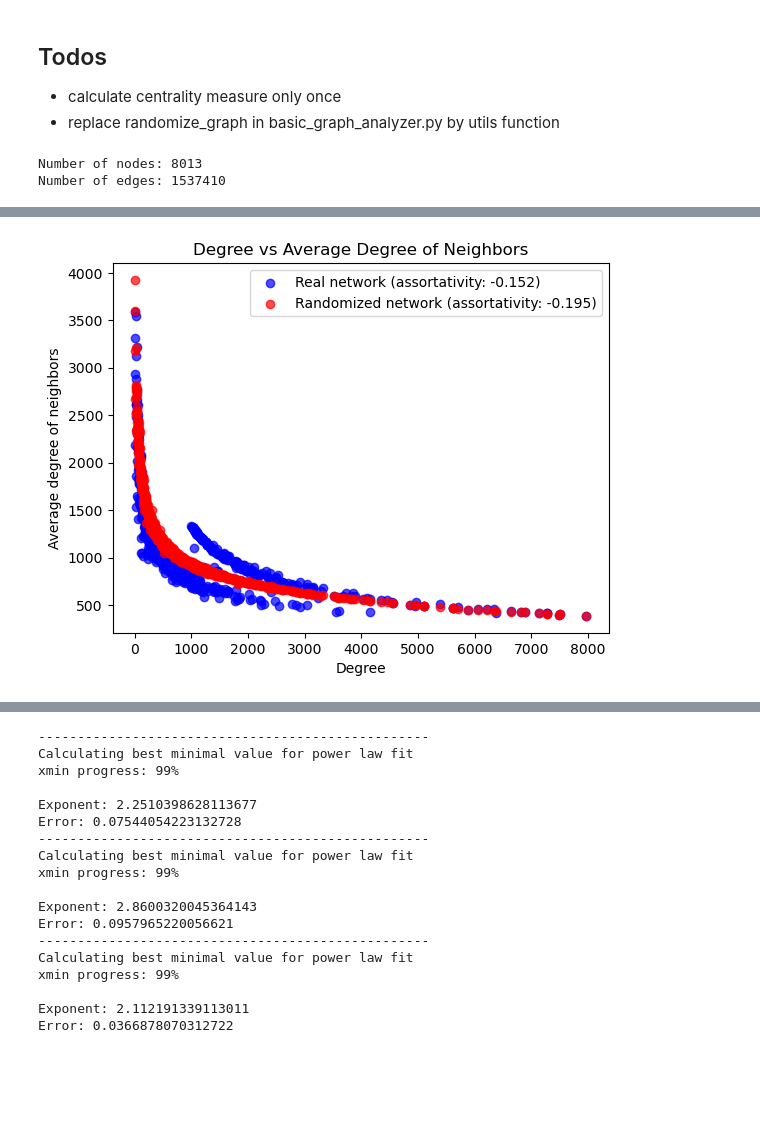
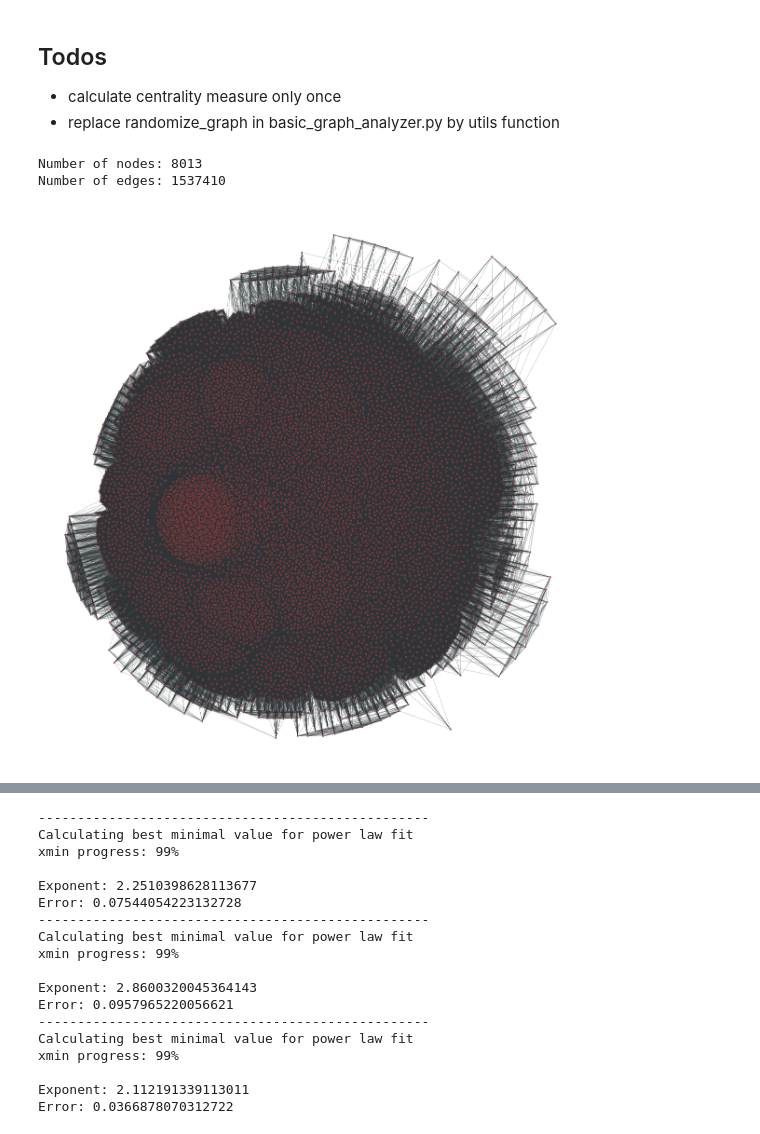
Before and after one commit to dariokueffer/Project-Network-Science-HS24, a Jupyter notebook: analysis.ipynb, the cells around one changed output, grey strips where cells are left out. Drawn from its saved outputs; the diff is of its cells as text; code cells hidden in the pictures; blank space fills up the shorter version.

```diff
--- a/analysis.ipynb
+++ b/analysis.ipynb
@@ -8,16 +5,0 @@ from src.analysis.graph_analyzer import GraphAnalyzer
-# %%
-from graph_tool.all import load_graph
-
-file_path = 'outputs/graphs/Amiga_CD32_games.gt'
-# file_path = 'data/processed/graph_jazz_collab.gml'
-
-G = load_graph(file_path)
-
-num_nodes = G.num_vertices()
-num_edges = G.num_edges()
-
-print(f"Number of nodes: {num_nodes}")
-print(f"Number of edges: {num_edges}")
-# %% [output]
-Number of nodes: 8013
-Number of edges: 1537410
@@ -30,0 +14,23 @@ basic_graph_analyzer = BasicGraphAnalyzer(G)
+# %%
+from graph_tool.all import load_graph
+
+file_path = 'outputs/graphs/Amiga_CD32_games.gt'
+
+G = load_graph(file_path)
+
+num_nodes = G.num_vertices()
+num_edges = G.num_edges()
+
+print(f"Number of nodes: {num_nodes}")
+print(f"Number of edges: {num_edges}")
+# %% [output]
+Number of nodes: 8013
+Number of edges: 1537410
+# %%
+from graph_tool.draw import sfdp_layout
+from graph_tool.draw import graph_draw
+
+pos = sfdp_layout(G)
+graph_draw(G, pos)
+# %% [output]
+[figure, added]
@@ -31,4 +38,4 @@ basic_graph_analyzer = BasicGraphAnalyzer(G)
 # %%
+basic_graph_analyzer = BasicGraphAnalyzer(G)
 basic_graph_analyzer.plot_degree_vs_avg_degree("Degree vs Average Degree of Neighbors", plot_randomized=True)
+basic_graph_analyzer.plot_log_log_probability_density('Amiga CD32 games')
-# %% [output]
-[figure, removed]
```
Also changed, not shown: parts of 9 cells of this notebook, 3 other files.
